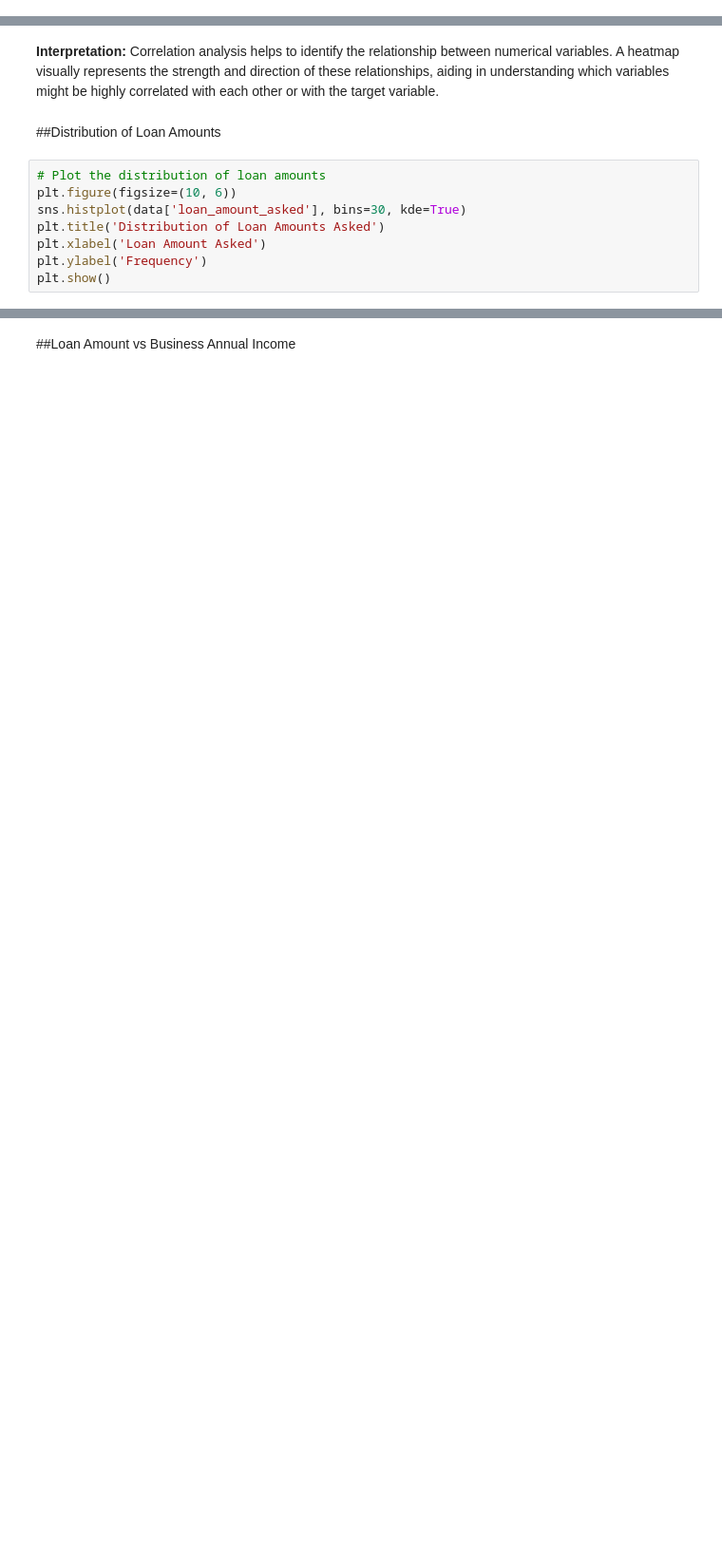
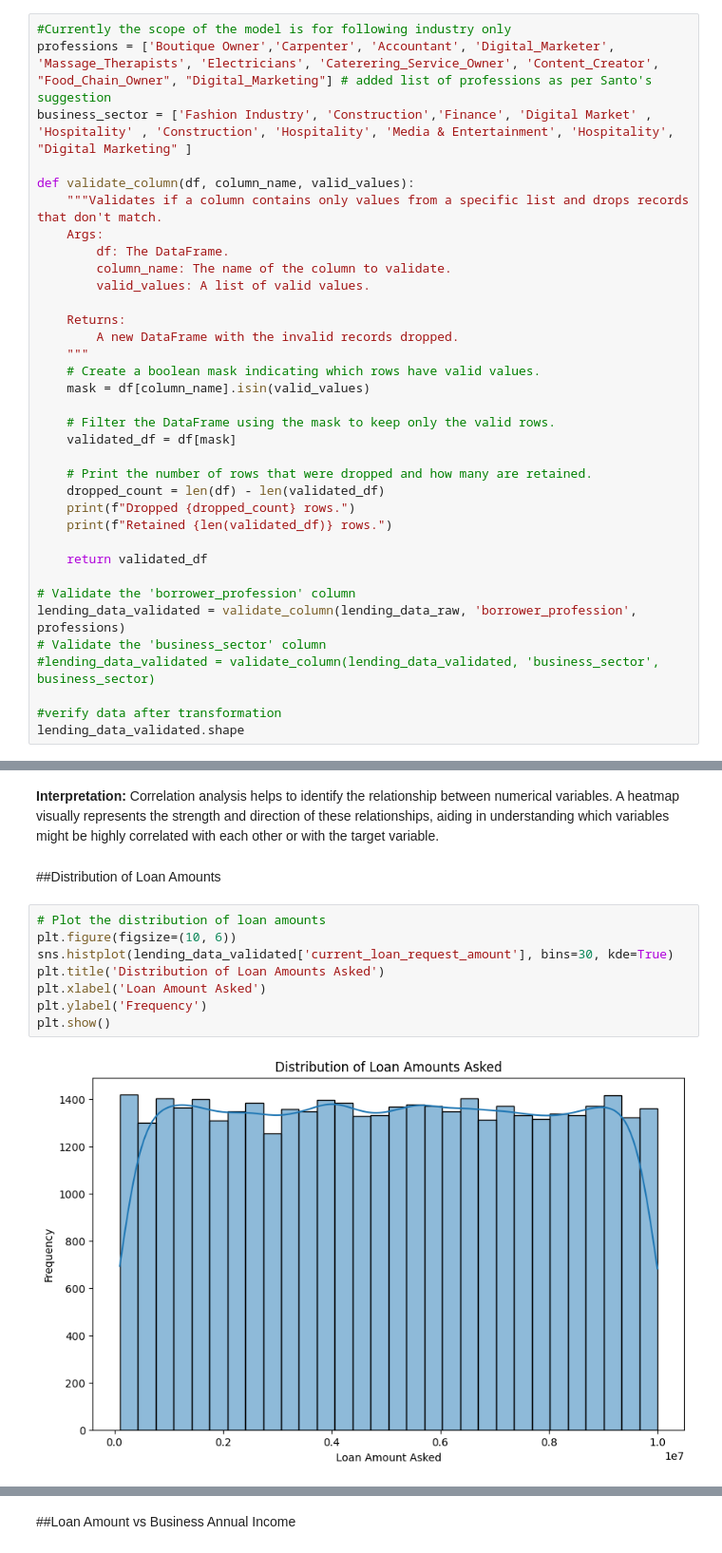
Before and after one commit to santa-dask/smart-lending-micro-finance, a Jupyter notebook: AAI_500_Final_Project_Group5.ipynb, the cells around one changed output, grey strips where cells are left out. Shown at 95% size. Cells and saved outputs as stored; diff of their text form; blank space fills up the shorter version.

```diff
--- a/AAI_500_Final_Project_Group5.ipynb
+++ b/AAI_500_Final_Project_Group5.ipynb
@@ -166,0 +278,35 @@ The loan eligibility calculator would be most useful for the following groups:
+# %%
+#Currently the scope of the model is for following industry only
+professions = ['Boutique Owner','Carpenter', 'Accountant', 'Digital_Marketer', 'Massage_Therapists', 'Electricians', 'Caterering_Service_Owner', 'Content_Creator', "Food_Chain_Owner", "Digital_Marketing"] # added list of professions as per Santo's suggestion
+business_sector = ['Fashion Industry', 'Construction','Finance', 'Digital Market' , 'Hospitality' , 'Construction', 'Hospitality', 'Media & Entertainment', 'Hospitality', "Digital Marketing" ]
+
+def validate_column(df, column_name, valid_values):
+    """Validates if a column contains only values from a specific list and drops records that don't match.
+    Args:
+        df: The DataFrame.
+        column_name: The name of the column to validate.
+        valid_values: A list of valid values.
+
+    Returns:
+        A new DataFrame with the invalid records dropped.
+    """
+    # Create a boolean mask indicating which rows have valid values.
+    mask = df[column_name].isin(valid_values)
+
+    # Filter the DataFrame using the mask to keep only the valid rows.
+    validated_df = df[mask]
+
+    # Print the number of rows that were dropped and how many are retained.
+    dropped_count = len(df) - len(validated_df)
+    print(f"Dropped {dropped_count} rows.")
+    print(f"Retained {len(validated_df)} rows.")
+
+    return validated_df
+
+# Validate the 'borrower_profession' column
+lending_data_validated = validate_column(lending_data_raw, 'borrower_profession', professions)
+# Validate the 'business_sector' column
+#lending_data_validated = validate_column(lending_data_validated, 'business_sector', business_sector)
+
+#verify data after transformation
+lending_data_validated.shape
@@ -216,8 +422,10 @@ plt.show()
 # %%
 # Plot the distribution of loan amounts
 plt.figure(figsize=(10, 6))
-sns.histplot(data['loan_amount_asked'], bins=30, kde=True)
+sns.histplot(lending_data_validated['current_loan_request_amount'], bins=30, kde=True)
 plt.title('Distribution of Loan Amounts Asked')
 plt.xlabel('Loan Amount Asked')
 plt.ylabel('Frequency')
 plt.show()
+# %% [output]
+[figure, added]
```
Also changed, not shown: parts of 37 cells of this notebook.
